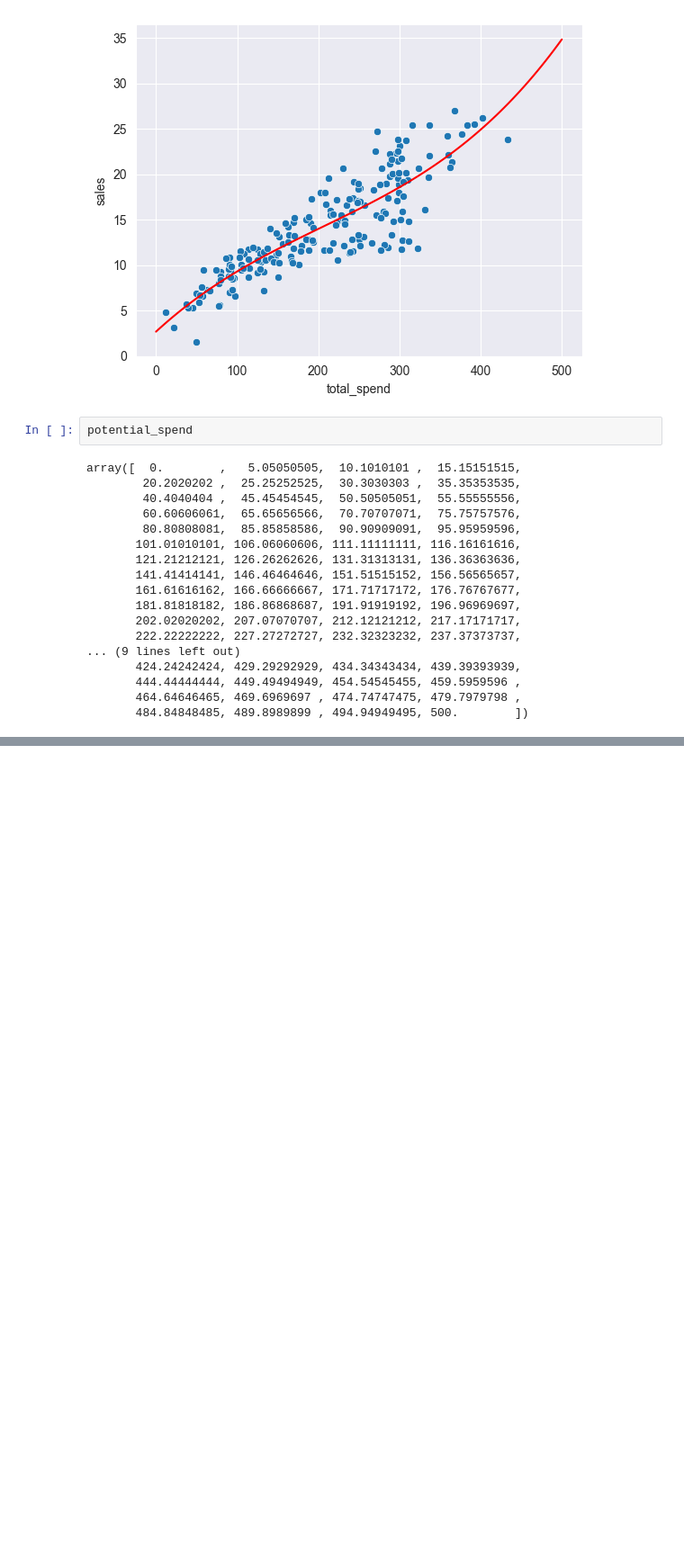
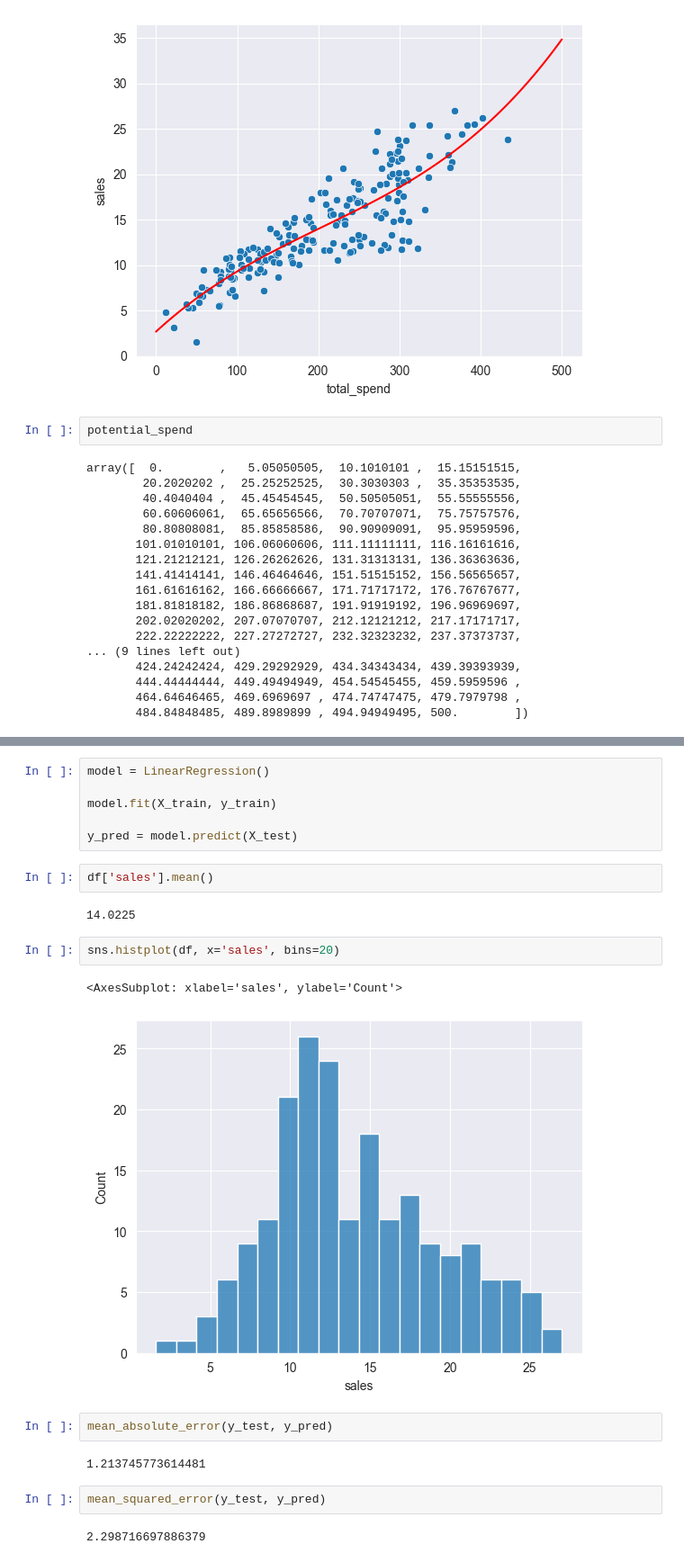
Before and after one commit to vaarga/courses, a Jupyter notebook: machine-learning-data-science-masterclass/section_10.ipynb, the cells around one changed output, grey strips where cells are left out. Shown at 90% size. Saved outputs shown, nothing was run; the diff lists cells and outputs as text; blank space fills up the shorter version.

```diff
--- a/machine-learning-data-science-masterclass/section_10.ipynb
+++ b/machine-learning-data-science-masterclass/section_10.ipynb
@@ -91,0 +252,23 @@ array([  0.        ,   5.05050505,  10.1010101 ,  15.15151515,
+# %%
+model = LinearRegression()
+
+model.fit(X_train, y_train)
+
+y_pred = model.predict(X_test)
+# %%
+df['sales'].mean()
+# %% [output]
+14.0225
+# %%
+sns.histplot(df, x='sales', bins=20)
+# %% [output]
+<AxesSubplot: xlabel='sales', ylabel='Count'>
+[figure, added]
+# %%
+mean_absolute_error(y_test, y_pred)
+# %% [output]
+1.213745773614481
+# %%
+mean_squared_error(y_test, y_pred)
+# %% [output]
+2.298716697886379
```
Also changed, not shown: parts of 66 cells of this notebook, 1 other file.
